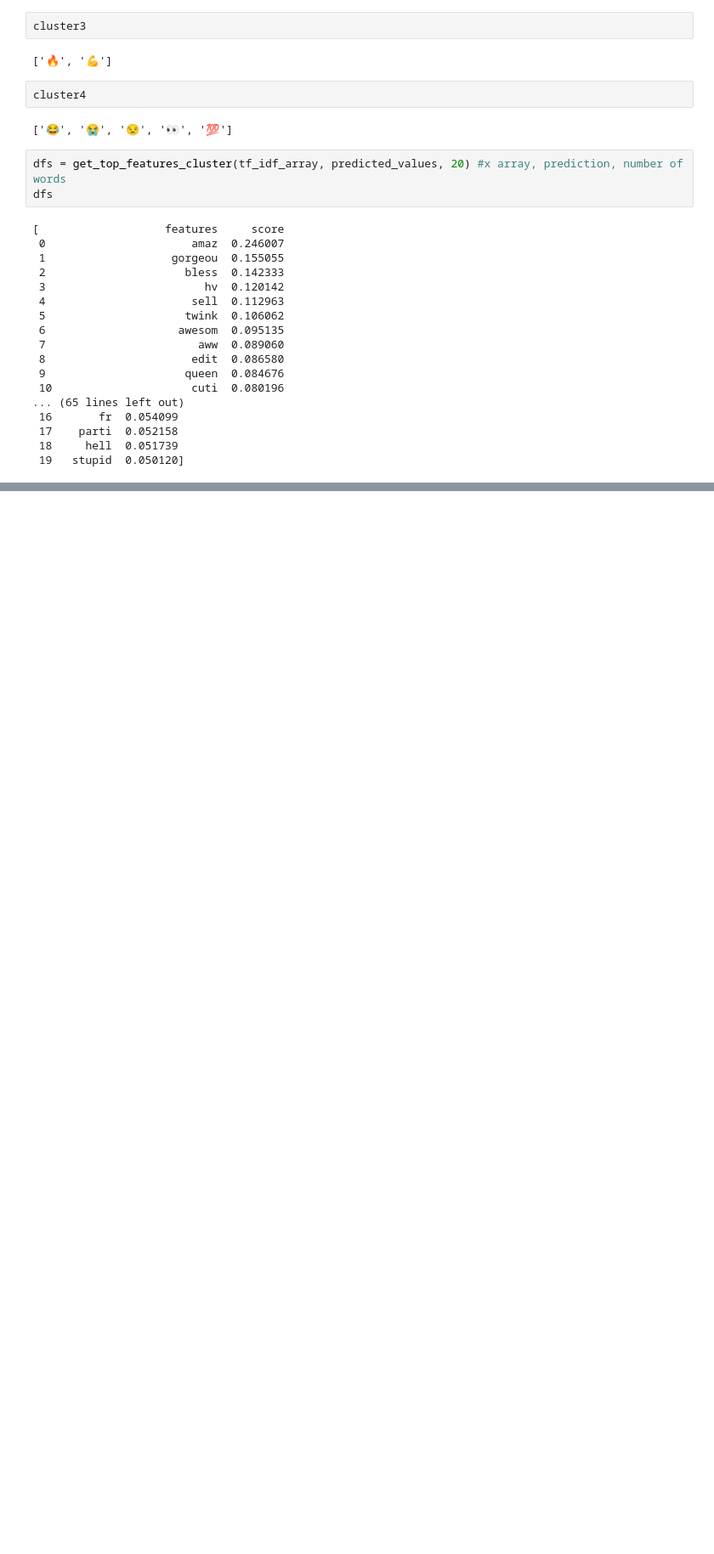
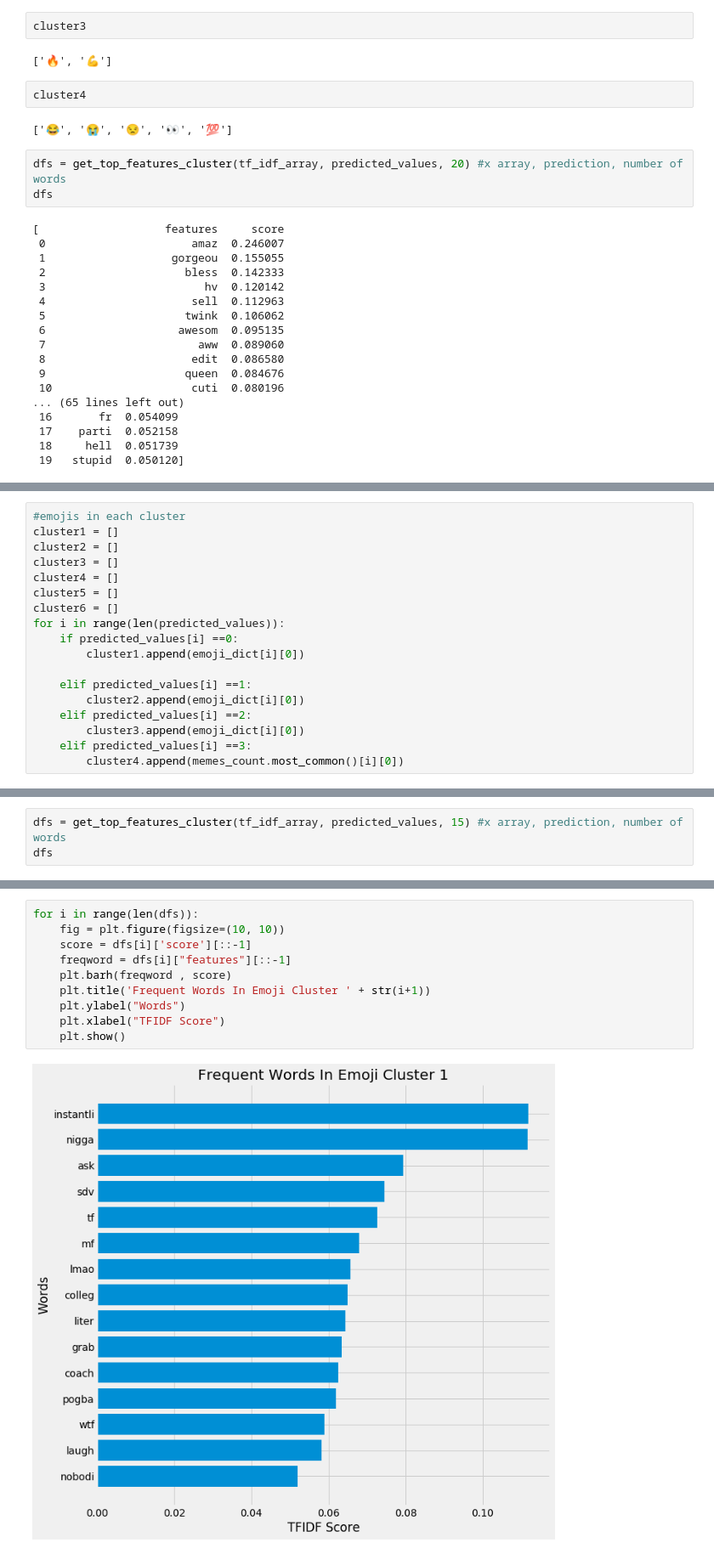
Before and after one commit to suneric98/ai-meme-generator, a Jupyter notebook: Emojifier/emojifier/modelling/Emoji_clustering.ipynb, the cells around one changed output, grey strips where cells are left out. Shown at 85% size. Cells and saved outputs as stored; diff of their text form; blank space fills up the shorter version.

```diff
--- a/Emojifier/emojifier/modelling/Emoji_clustering.ipynb
+++ b/Emojifier/emojifier/modelling/Emoji_clustering.ipynb
@@ -794,0 +805,18 @@ dfs
+# %%
+#emojis in each cluster
+cluster1 = []
+cluster2 = []
+cluster3 = []
+cluster4 = []
+cluster5 = []
+cluster6 = []
+for i in range(len(predicted_values)):
+    if predicted_values[i] ==0:
+        cluster1.append(emoji_dict[i][0])
+
+    elif predicted_values[i] ==1:
+        cluster2.append(emoji_dict[i][0])
+    elif predicted_values[i] ==2:
+        cluster3.append(emoji_dict[i][0])
+    elif predicted_values[i] ==3:
+        cluster4.append(memes_count.most_common()[i][0])
@@ -794,0 +831,3 @@ dfs
+# %%
+dfs = get_top_features_cluster(tf_idf_array, predicted_values, 15) #x array, prediction, number of words
+dfs
@@ -794,0 +852,12 @@ dfs
+# %%
+for i in range(len(dfs)):
+    fig = plt.figure(figsize=(10, 10))
+    score = dfs[i]['score'][::-1]
+    freqword = dfs[i]["features"][::-1]
+    plt.barh(freqword , score)
+    plt.title('Frequent Words In Emoji Cluster ' + str(i+1))
+    plt.ylabel("Words")
+    plt.xlabel("TFIDF Score")
+    plt.show()
+# %% [output]
+[figure, added]
```
Also changed, not shown: parts of 19 cells of this notebook, 1 other file.
